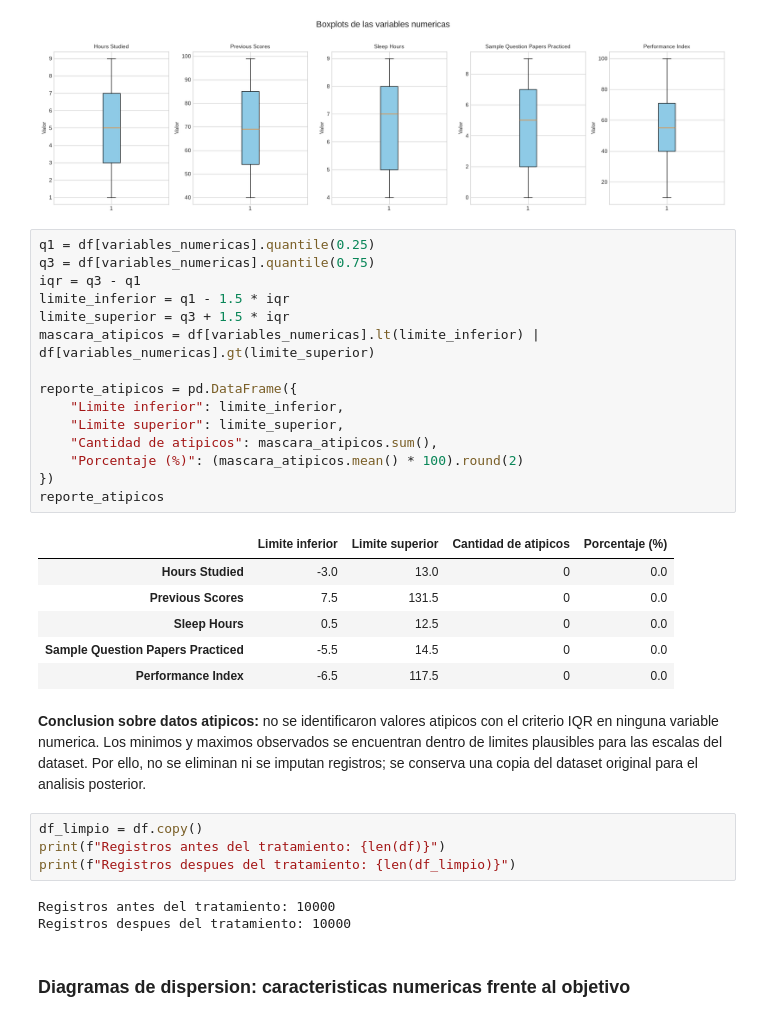
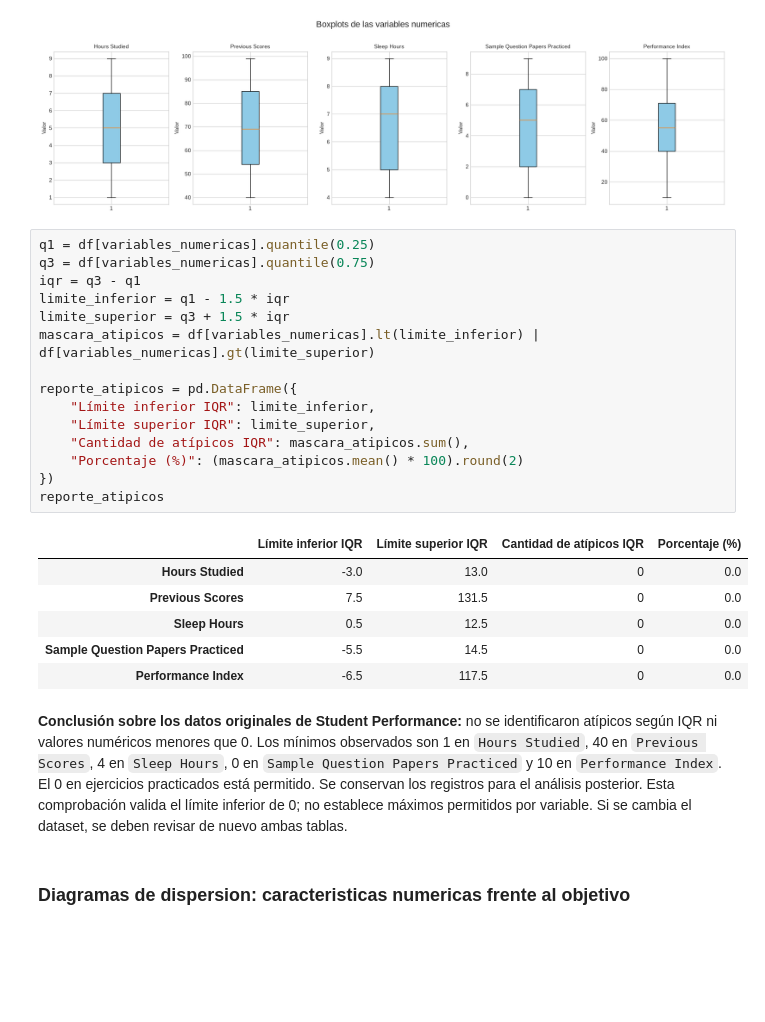
Before and after one commit to danielpulido01/RegresionLineal, a Jupyter notebook: main.ipynb, the cells around one changed output. Drawn from its saved outputs; the diff is of its cells as text; blank space fills up the shorter version.

```diff
--- a/main.ipynb
+++ b/main.ipynb
@@ -135,34 +119,34 @@ plt.show()
 # %%
 q1 = df[variables_numericas].quantile(0.25)
 q3 = df[variables_numericas].quantile(0.75)
 iqr = q3 - q1
 limite_inferior = q1 - 1.5 * iqr
 limite_superior = q3 + 1.5 * iqr
 mascara_atipicos = df[variables_numericas].lt(limite_inferior) | df[variables_numericas].gt(limite_superior)
 
 reporte_atipicos = pd.DataFrame({
-    "Limite inferior": limite_inferior,
-    "Limite superior": limite_superior,
-    "Cantidad de atipicos": mascara_atipicos.sum(),
+    "Límite inferior IQR": limite_inferior,
+    "Límite superior IQR": limite_superior,
+    "Cantidad de atípicos IQR": mascara_atipicos.sum(),
     "Porcentaje (%)": (mascara_atipicos.mean() * 100).round(2)
 })
 reporte_atipicos
 # %% [output]
-|  | Limite inferior | Limite superior | Cantidad de atipicos | Porcentaje (%) |
+|  | Límite inferior IQR | Límite superior IQR | Cantidad de atípicos IQR | Porcentaje (%) |
 | Hours Studied | -3.0 | 13.0 | 0 | 0.0 |
 | Previous Scores | 7.5 | 131.5 | 0 | 0.0 |
 | Sleep Hours | 0.5 | 12.5 | 0 | 0.0 |
 | Sample Question Papers Practiced | -5.5 | 14.5 | 0 | 0.0 |
 | Performance Index | -6.5 | 117.5 | 0 | 0.0 |
 # %% [markdown]
-**Conclusion sobre datos atipicos:** no se identificaron valores atipicos con el criterio IQR en ninguna variable numerica. Los minimos y maximos observados se encuentran dentro de limites plausibles para las escalas del dataset. Por ello, no se eliminan ni se imputan registros; se conserva una copia del dataset original para el analisis posterior.
+**Conclusión sobre los datos originales de Student Performance:** no se
+identificaron atípicos según IQR ni valores numéricos menores que 0. Los
+mínimos observados son 1 en `Hours Studied`, 40 en `Previous Scores`, 4 en
+`Sleep Hours`, 0 en `Sample Question Papers Practiced` y 10 en
+`Performance Index`. El 0 en ejercicios practicados está permitido.
+Se conservan los registros para el análisis posterior. Esta comprobación
+valida el límite inferior de 0; no establece máximos permitidos por variable.
+Si se cambia el dataset, se deben revisar de nuevo ambas tablas.
-# %%
-df_limpio = df.copy()
-print(f"Registros antes del tratamiento: {len(df)}")
-print(f"Registros despues del tratamiento: {len(df_limpio)}")
-# %% [output]
-Registros antes del tratamiento: 10000
-Registros despues del tratamiento: 10000
 # %% [markdown]
 ### Diagramas de dispersion: caracteristicas numericas frente al objetivo
 # %%
```
Also changed, not shown: parts of 4 cells of this notebook.
